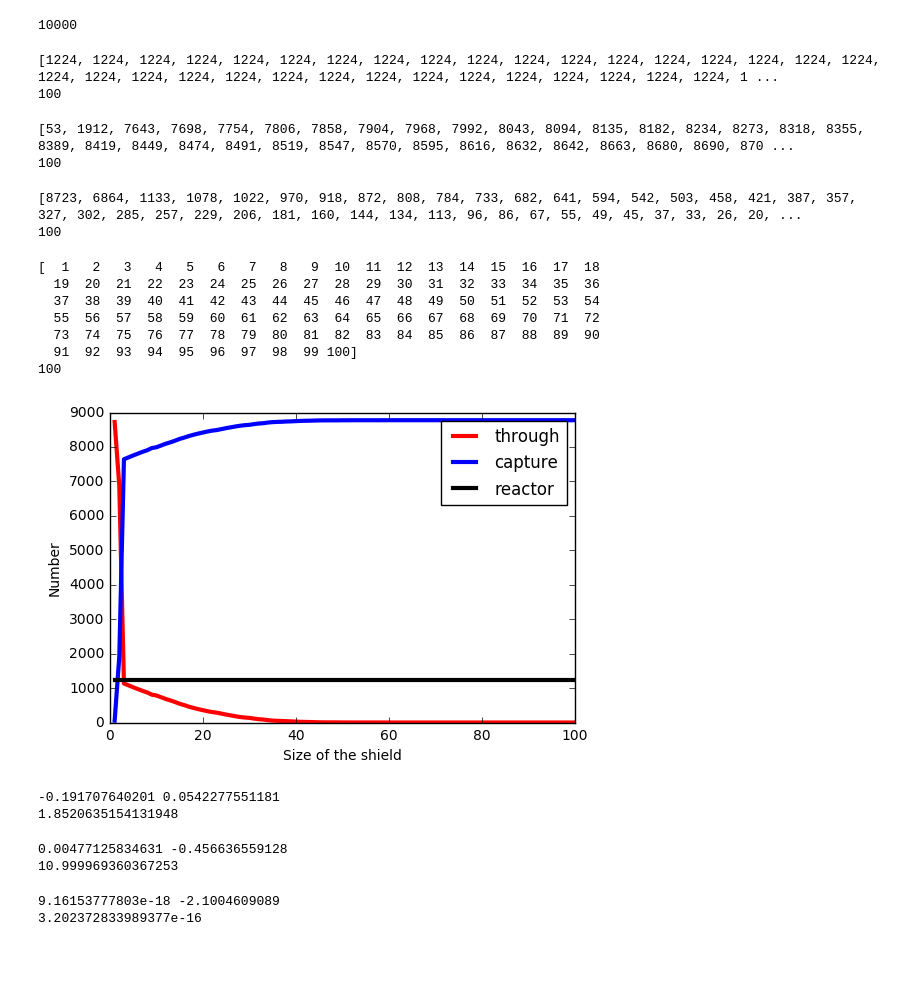
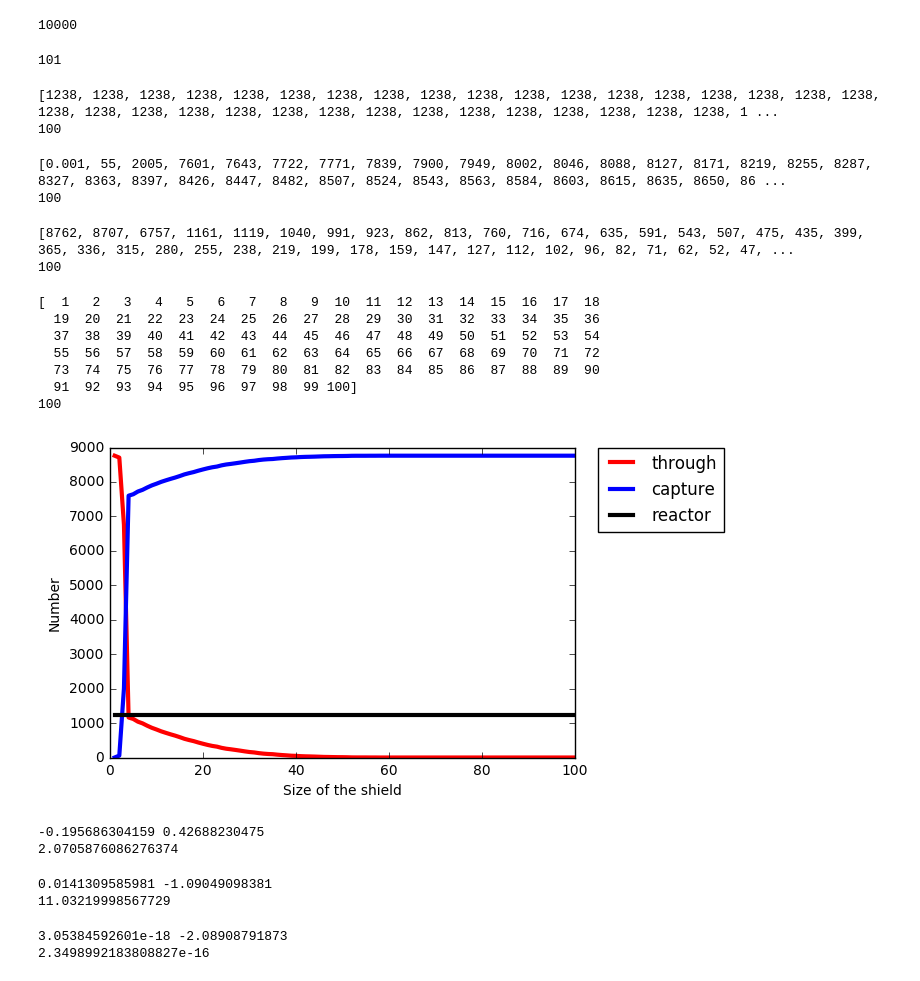
Before and after one commit to veoj/computational_class, a Jupyter notebook: project/JingSun_project_shield_third.ipynb, the cells around one changed output. Cells and saved outputs as stored; diff of their text form; code cells hidden in the pictures.

```diff
--- a/project/JingSun_project_shield_third.ipynb
+++ b/project/JingSun_project_shield_third.ipynb
@@ -145,9 +145,12 @@ num_r=0
 num_c=0
 num_t=0
 
-size=np.arange(1,tmax+1,h)
+size=np.arange(0,tmax+1,h)
+print(len(size))
+# %% [output]
+101
 # %%
-for j in range(tmax):
+for j in range(tmax+1):
     reactor.append(num_r)
     capture.append(num_c)
     through.append(num_t)
@@ -162,8 +165,14 @@ for j in range(tmax):
             nc += 1
         else:
             nr += 1
-    num_r = nr
-    num_c = nc
+    if nr == 0:
+        num_r = 0.001
+    else:
+        num_r = nr
+    if nc == 0:
+        num_c = 0.001
+    else:
+        num_c = nc
     if nt == 0:
         num_t = 0.001
     else:
@@ -176,21 +185,22 @@ through_n=through[1:tmax+1]
 print(reactor_n)
 print(len(reactor_n))
 # %% [output]
-[1224, 1224, 1224, 1224, 1224, 1224, 1224, 1224, 1224, 1224, 1224, 1224, 1224, 1224, 1224, 1224, 1224, 1224, 1224, 1224, 1224, 1224, 1224, 1224, 1224, 1224, 1224, 1224, 1224, 1224, 1224, 1224, 1224, 1 ...
+[1238, 1238, 1238, 1238, 1238, 1238, 1238, 1238, 1238, 1238, 1238, 1238, 1238, 1238, 1238, 1238, 1238, 1238, 1238, 1238, 1238, 1238, 1238, 1238, 1238, 1238, 1238, 1238, 1238, 1238, 1238, 1238, 1238, 1 ...
 100
 # %%
 print(capture_n)
 print(len(capture_n))
 # %% [output]
-[53, 1912, 7643, 7698, 7754, 7806, 7858, 7904, 7968, 7992, 8043, 8094, 8135, 8182, 8234, 8273, 8318, 8355, 8389, 8419, 8449, 8474, 8491, 8519, 8547, 8570, 8595, 8616, 8632, 8642, 8663, 8680, 8690, 870 ...
+[0.001, 55, 2005, 7601, 7643, 7722, 7771, 7839, 7900, 7949, 8002, 8046, 8088, 8127, 8171, 8219, 8255, 8287, 8327, 8363, 8397, 8426, 8447, 8482, 8507, 8524, 8543, 8563, 8584, 8603, 8615, 8635, 8650, 86 ...
 100
 # %%
 print(through_n)
 print(len(through_n))
 # %% [output]
-[8723, 6864, 1133, 1078, 1022, 970, 918, 872, 808, 784, 733, 682, 641, 594, 542, 503, 458, 421, 387, 357, 327, 302, 285, 257, 229, 206, 181, 160, 144, 134, 113, 96, 86, 67, 55, 49, 45, 37, 33, 26, 20, ...
+[8762, 8707, 6757, 1161, 1119, 1040, 991, 923, 862, 813, 760, 716, 674, 635, 591, 543, 507, 475, 435, 399, 365, 336, 315, 280, 255, 238, 219, 199, 178, 159, 147, 127, 112, 102, 96, 82, 71, 62, 52, 47, ...
 100
 # %%
+size=size[1:tmax+1]
 print(size)
 print(len(size))
 # %% [output]
@@ -204,17 +214,17 @@ print(len(size))
 # %%
 size_array=np.array(size)
 through_array=np.array(through_n)
 capture_array=np.array(capture_n)
 reactor_array=np.array(reactor_n)
 plt.plot(size_array,through_array,'-',label='through',color='red',linewidth=3.0)
 plt.plot(size_array,capture_array,'-',label='capture',color='blue',linewidth=3.0)
 plt.plot(size_array,reactor_array,'-',label='reactor',color='black',linewidth=3.0)
-plt.legend()
+plt.legend(bbox_to_anchor=(1.05, 1), loc=2, borderaxespad=0.)
 plt.xlabel('Size of the shield')
 plt.ylabel('Number')
 plt.show()
 # %% [output]
-[figure, old version]
+[figure, new version]
 # %%
 P_through=through_array/sample
 P_capture=capture_array/sample
@@ -228,8 +238,8 @@ fit_t=m_through*size+b_through
 uncertainty_t=(1/tmax)*np.sum((fit_t-np.log(P_through))**2)#Standard Deviation
 print(math.sqrt(uncertainty_t))
 # %% [output]
--0.191707640201 0.0542277551181
-1.8520635154131948
+-0.195686304159 0.42688230475
+2.0705876086276374
 # %%
 m_capture,b_capture=np.polyfit(size,np.log(P_capture),1)
 print(m_capture,b_capture)
@@ -239,8 +249,8 @@ fit_c=m_capture*size+b_capture
 uncertainty_c=(1/tmax)*np.sum((fit_t-np.log(P_capture))**2)#Standard Deviation
 print(math.sqrt(uncertainty_c))
 # %% [output]
-0.00477125834631 -0.456636559128
-10.999969360367253
+0.0141309585981 -1.09049098381
+11.03219998567729
 # %%
 m_reactor,b_reactor=np.polyfit(size,np.log(P_reactor),1)
 print(m_reactor,b_reactor)
@@ -250,5 +260,5 @@ fit_t=m_reactor*size+b_reactor
 uncertainty_r=(1/tmax)*np.sum((fit_t-np.log(P_reactor))**2)#Standard Deviation
 print(math.sqrt(uncertainty_r))
 # %% [output]
-9.16153777803e-18 -2.1004609089
-3.202372833989377e-16
+3.05384592601e-18 -2.08908791873
+2.3498992183808827e-16
```
Also changed, not shown: parts of 1 cell of this notebook.
